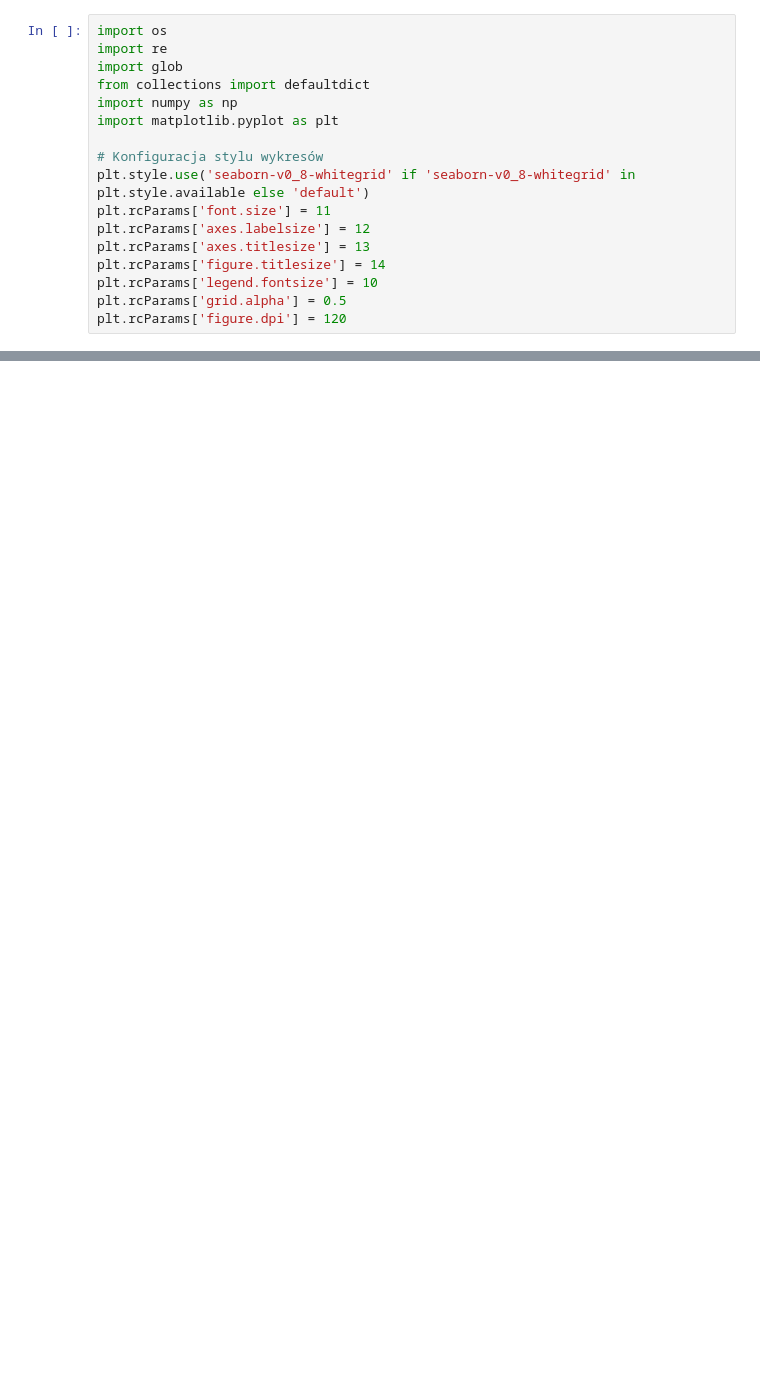
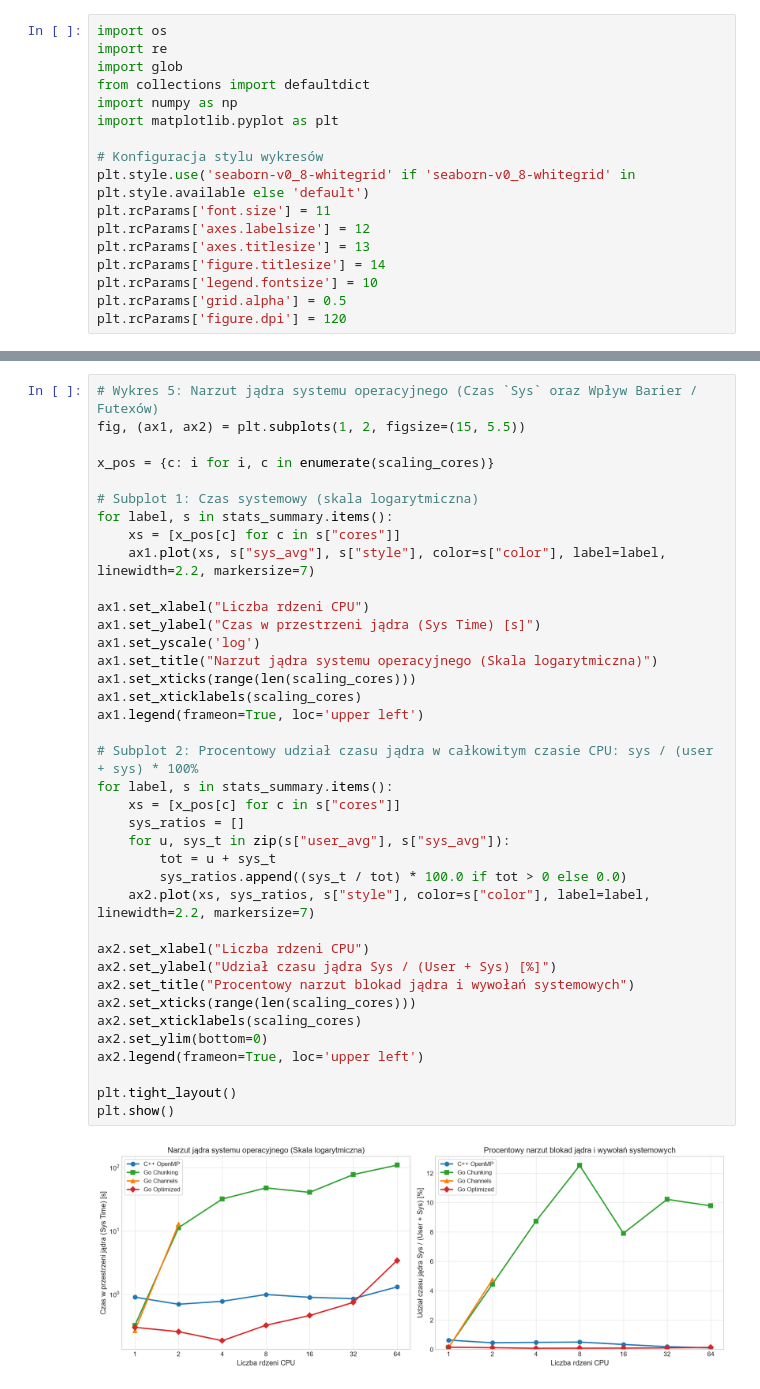
Before and after one commit to Einhartd/GoPIC, a Jupyter notebook: plots/measurements.ipynb, the cells around one changed output, grey strips where cells are left out. Cells and saved outputs as stored; diff of their text form; blank space fills up the shorter version.

```diff
--- a/plots/measurements.ipynb
+++ b/plots/measurements.ipynb
@@ -393 +416,41 @@ plt.show()
+# %%
+# Wykres 5: Narzut jądra systemu operacyjnego (Czas `Sys` oraz Wpływ Barier / Futexów)
+fig, (ax1, ax2) = plt.subplots(1, 2, figsize=(15, 5.5))
+
+x_pos = {c: i for i, c in enumerate(scaling_cores)}
+
+# Subplot 1: Czas systemowy (skala logarytmiczna)
+for label, s in stats_summary.items():
+    xs = [x_pos[c] for c in s["cores"]]
+    ax1.plot(xs, s["sys_avg"], s["style"], color=s["color"], label=label, linewidth=2.2, markersize=7)
+
+ax1.set_xlabel("Liczba rdzeni CPU")
+ax1.set_ylabel("Czas w przestrzeni jądra (Sys Time) [s]")
+ax1.set_yscale('log')
+ax1.set_title("Narzut jądra systemu operacyjnego (Skala logarytmiczna)")
+ax1.set_xticks(range(len(scaling_cores)))
+ax1.set_xticklabels(scaling_cores)
+ax1.legend(frameon=True, loc='upper left')
+
+# Subplot 2: Procentowy udział czasu jądra w całkowitym czasie CPU: sys / (user + sys) * 100%
+for label, s in stats_summary.items():
+    xs = [x_pos[c] for c in s["cores"]]
+    sys_ratios = []
+    for u, sys_t in zip(s["user_avg"], s["sys_avg"]):
+        tot = u + sys_t
+        sys_ratios.append((sys_t / tot) * 100.0 if tot > 0 else 0.0)
+    ax2.plot(xs, sys_ratios, s["style"], color=s["color"], label=label, linewidth=2.2, markersize=7)
+
+ax2.set_xlabel("Liczba rdzeni CPU")
+ax2.set_ylabel("Udział czasu jądra Sys / (User + Sys) [%]")
+ax2.set_title("Procentowy narzut blokad jądra i wywołań systemowych")
+ax2.set_xticks(range(len(scaling_cores)))
+ax2.set_xticklabels(scaling_cores)
+ax2.set_ylim(bottom=0)
+ax2.legend(frameon=True, loc='upper left')
+
+plt.tight_layout()
+plt.show()
+# %% [output]
+[figure, added]
 # %%
```
Also changed, not shown: parts of 9 cells of this notebook, 3 other files.
